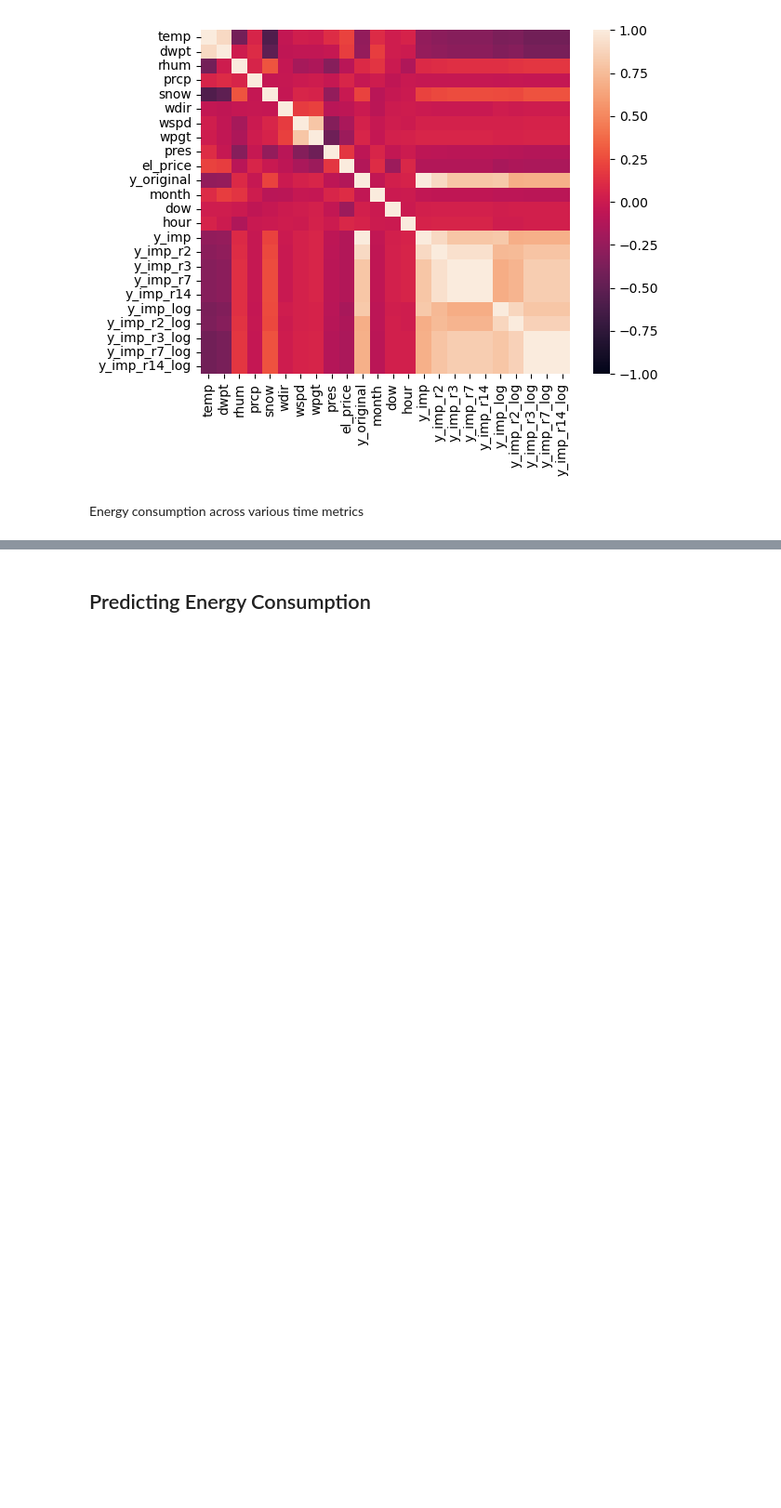
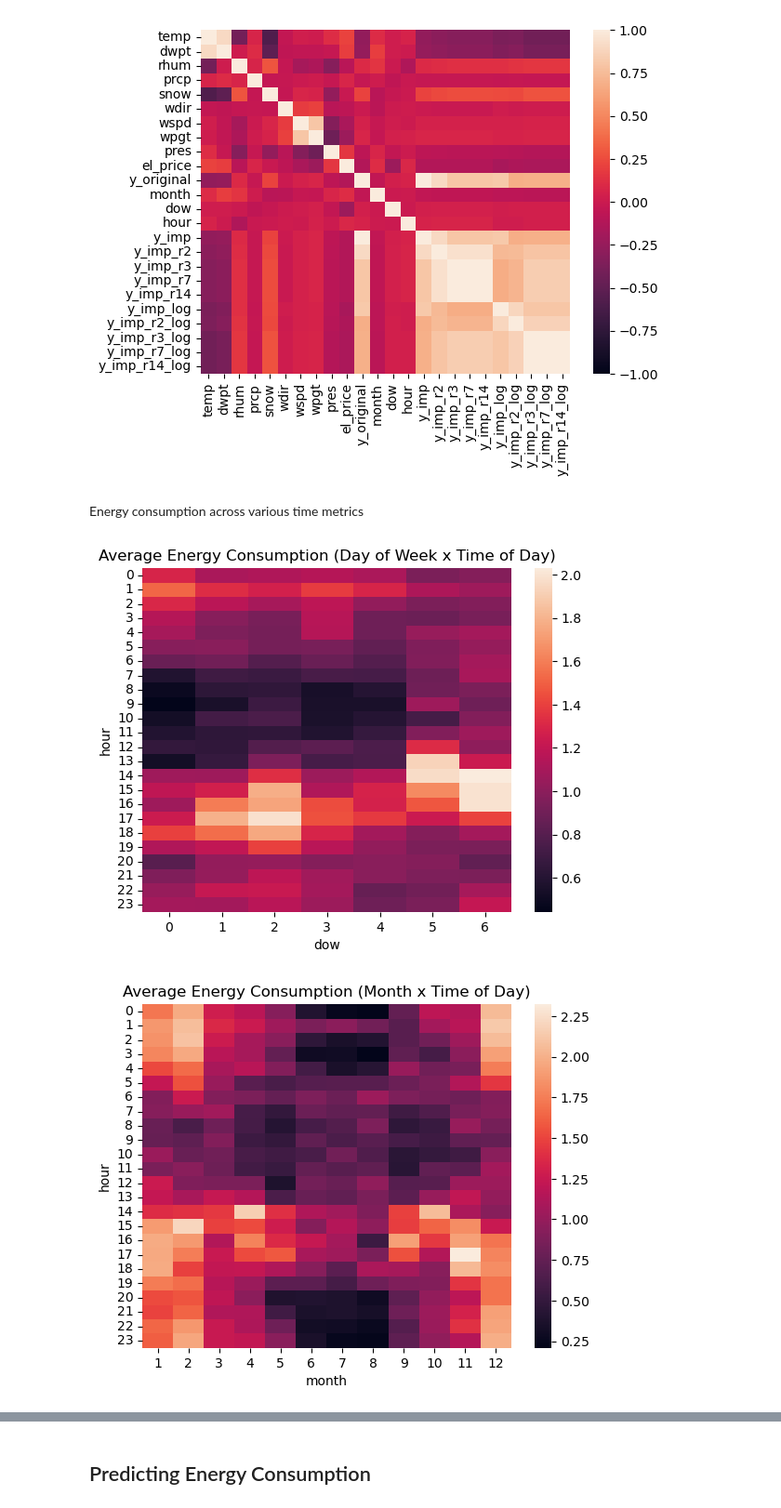
Before and after one commit to qetdr/ML-Electricity-Consumption, a Jupyter notebook: DR_notebook.ipynb, the cells around one changed output, grey strips where cells are left out. Shown at 93% size. Drawn from its saved outputs; the diff is of its cells as text; code cells hidden in the pictures; blank space fills up the shorter version.

Commit message:
fixed the coco issue, new dfs _DR2

```diff
--- a/DR_notebook.ipynb
+++ b/DR_notebook.ipynb
@@ -197,9 +197,9 @@ df_train['snow'] = snow
 # Fill `prcp` with 0
 df_train['prcp'] = df_train['prcp'].fillna(0.0)
 
-# Convert `coco` to categorical
+# Fill NAs with last valid values, convert `coco` to categorical
+df_train['coco'].fillna(method = 'ffill', inplace = True)
 df_train['coco'] = df_train['coco'].astype(str)
-df_train['coco'] = df_train['coco'].fillna(method = 'ffill', inplace = True)
 
 df_train.head()
 # %% [output]
@@ -337,7 +337,10 @@ def hourly_consumption_hmap(grouping_var, y_var, title):
     plt.title(f'Average Energy Consumption ({title} x Time of Day)')
     plt.show();
 # %%
-hourly_consumption_hmap('dow', 'y_original_imp', 'Day of Week')
-hourly_consumption_hmap('month', 'y_original_imp', 'Month')
-hourly_consumption_hmap('season', 'y_original_imp', 'Season')
-hourly_consumption_hmap('h_type', 'y_original_imp', 'Holiday Type')
+hourly_consumption_hmap('dow', 'y_imp', 'Day of Week')
+hourly_consumption_hmap('month', 'y_imp', 'Month')
+hourly_consumption_hmap('season', 'y_imp', 'Season')
+hourly_consumption_hmap('h_type', 'y_imp', 'Holiday Type')
+# %% [output]
+[figure, added]
+[figure, added]
```
Also changed, not shown: parts of 3 cells of this notebook, 6 other files.
